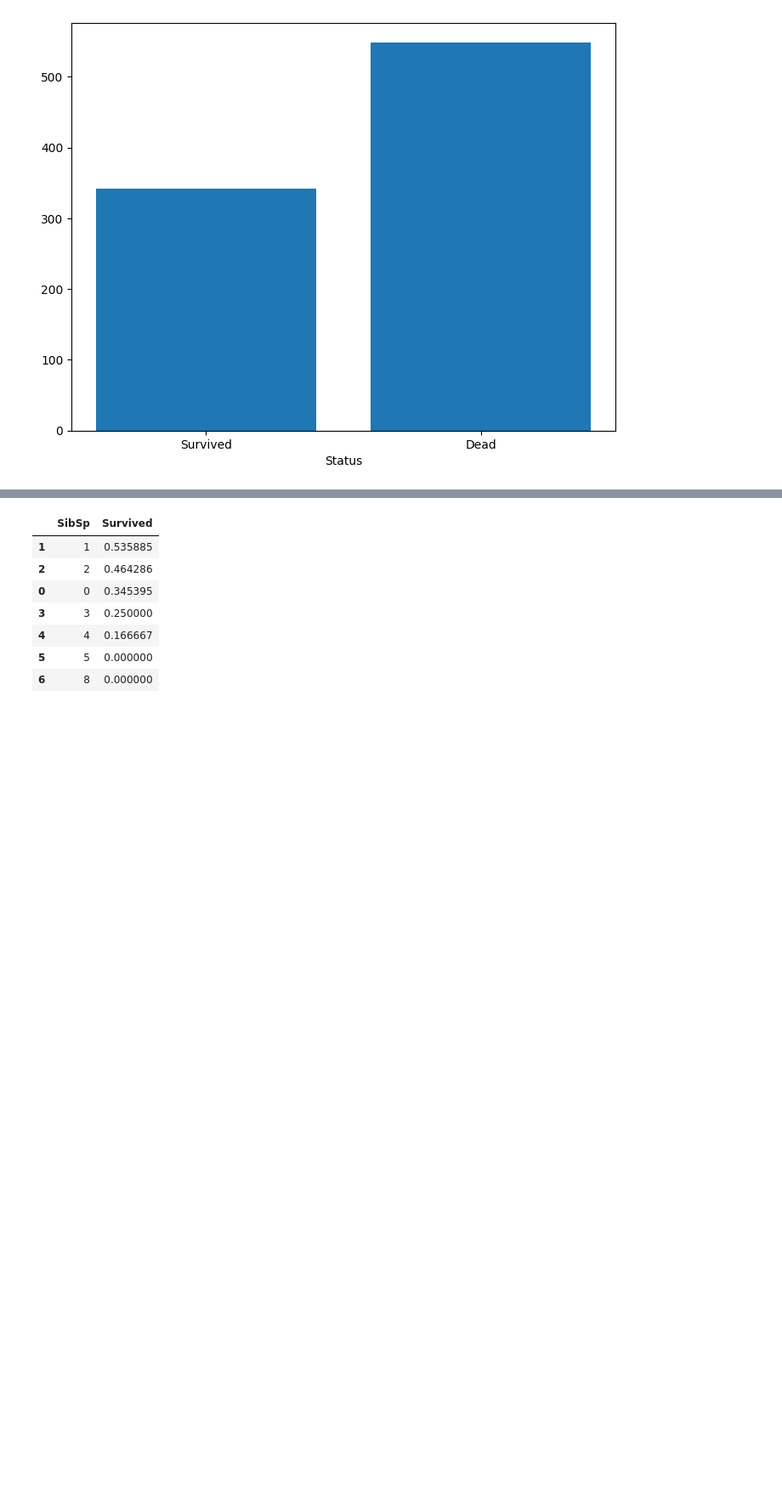
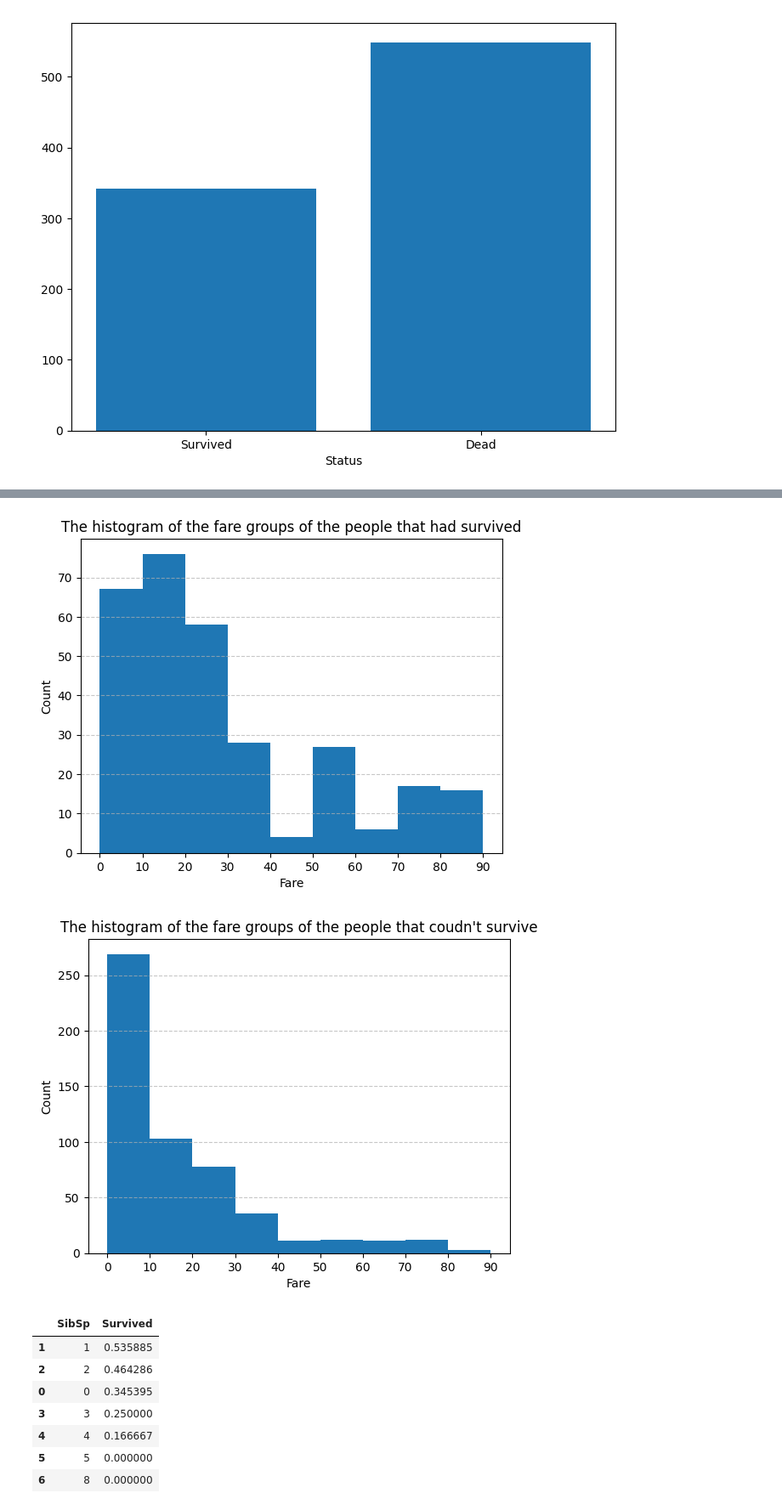
Before and after one commit to sav-git/titanic_survival, a Jupyter notebook: Titanic Predication.ipynb, the cells around one changed output, grey strips where cells are left out. Shown at 85% size. Drawn from its saved outputs; the diff is of its cells as text; code cells hidden in the pictures; blank space fills up the shorter version.

```diff
--- a/Titanic Predication.ipynb
+++ b/Titanic Predication.ipynb
@@ -190,3 +211,25 @@ plt.xticks(np.arange(0,100,10))
+# %%
+plt.figure(1)
+fare = train.loc[train.Survived == 1, 'Fare']
+plt.title('The histogram of the fare groups of the people that had survived')
+plt.xlabel('Fare')
+plt.ylabel('Count')
+plt.hist(fare, np.arange(0,100,10))
+plt.xticks(np.arange(0,100,10))
+plt.grid(axis='y', linestyle='--', alpha=0.7)
+
+
+plt.figure(2)
+fare  = train.loc[train.Survived == 0, 'Fare']
+plt.title('The histogram of the fare groups of the people that coudn\'t survive')
+plt.xlabel('Fare')
+plt.ylabel('Count')
+plt.hist(fare, np.arange(0,100,10))
+plt.xticks(np.arange(0,100,10))
+plt.grid(axis='y', linestyle='--', alpha=0.7)
+# %% [output]
+[figure, added]
+[figure, added]
 # %%
 train[["SibSp", "Survived"]].groupby(['SibSp'], as_index=False).mean().sort_values(by='Survived', ascending=False)
 # %% [output]
```
Also changed, not shown: parts of 11 cells of this notebook.
